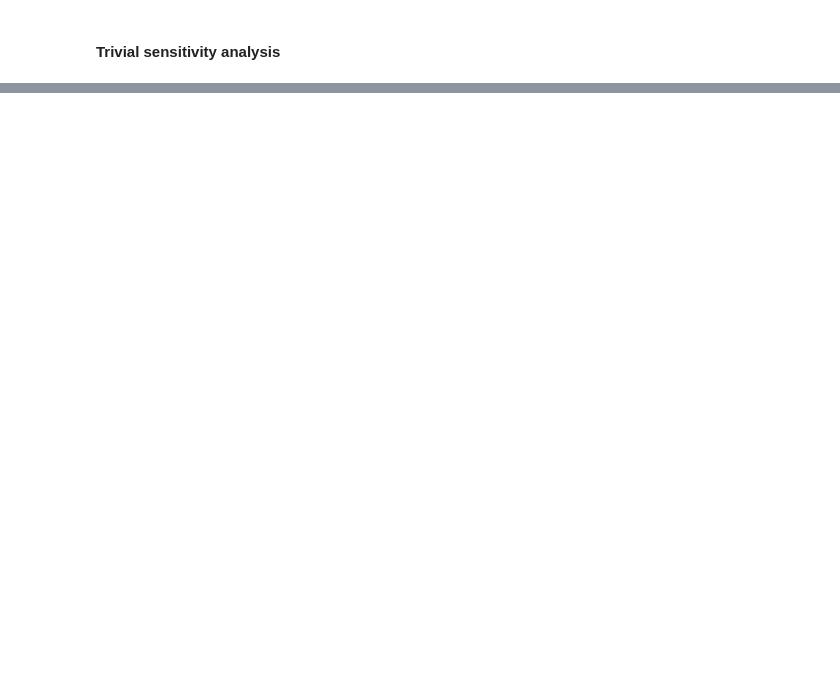
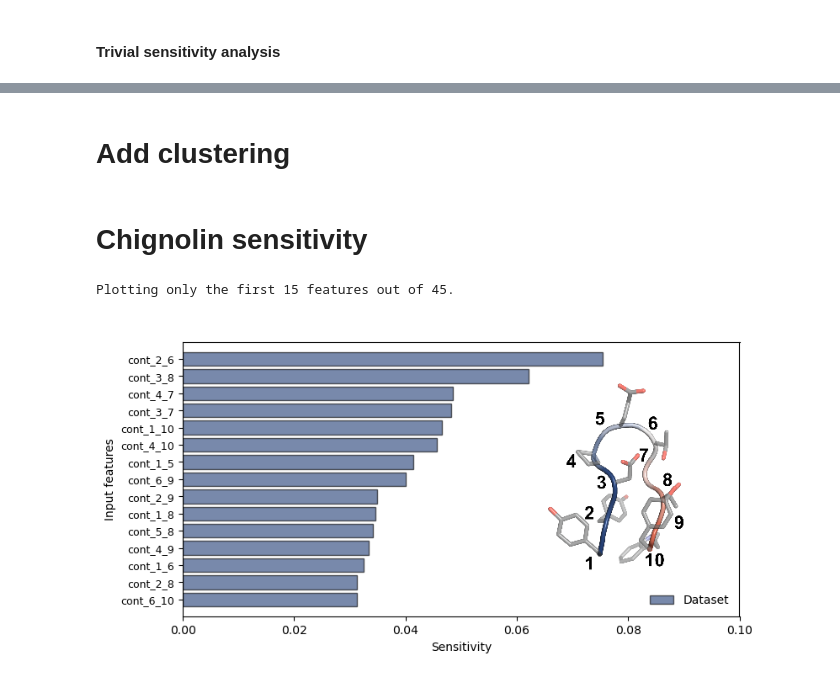
Before and after one commit to CSIprinceton/workshop-june-2024, a Jupyter notebook: hands-on-sessions/day-3-COMMITTOR/4_analysis/analysis.ipynb, the cells around one changed output, grey strips where cells are left out. Saved outputs shown, nothing was run; the diff lists cells and outputs as text; code cells hidden in the pictures; blank space fills up the shorter version.

```diff
--- a/hands-on-sessions/day-3-COMMITTOR/4_analysis/analysis.ipynb
+++ b/hands-on-sessions/day-3-COMMITTOR/4_analysis/analysis.ipynb
@@ -51,0 +91,37 @@ Class 1 dataframe shape:  (8000, 17)
+# %% [markdown]
+# Add clustering
+# %% [markdown]
+# Chignolin sensitivity
+# %%
+from mlcolvar.explain import plot_sensitivity
+
+# create feature names for safety
+feature_names = []
+for i in range(10):
+    for j in range(i+1, 10):
+        feature_names.append(f"cont_{i+1}_{j+1}")
+
+results = sensitivity_analysis(model,
+                               sub_dataset,
+                               metric="mean_abs_val",            # metric to use to compute the sensitivity per feature (e.g. mean absolute value or root mean square)
+                               feature_names=feature_names,      # by default, they will be taken from `dataset.feature_names`
+                               per_class=False,                  # whether to do per-class statistics
+                               plot_mode=None)
+
+
+# plot
+fig, ax = plt.subplots(1,1,figsize=(8,4))
+plot_sensitivity(results, mode='barh', max_features=15, ax=ax)
+ax.set_xlim(0, 0.1)
+
+# add chignolin sketch for reference
+B = image.imread('../figures/chignolin_labeled_atoms.png')
+B_box = OffsetImage(B, zoom = 0.14)
+B_ab = AnnotationBbox(B_box, (0.08, 6), frameon = False)
+ax.add_artist(B_ab)
+
+plt.tight_layout()
+plt.show()
+# %% [output]
+Plotting only the first 15 features out of 45.
+[figure, added]
```
Also changed, not shown: parts of 5 cells of this notebook, 2 other files.
